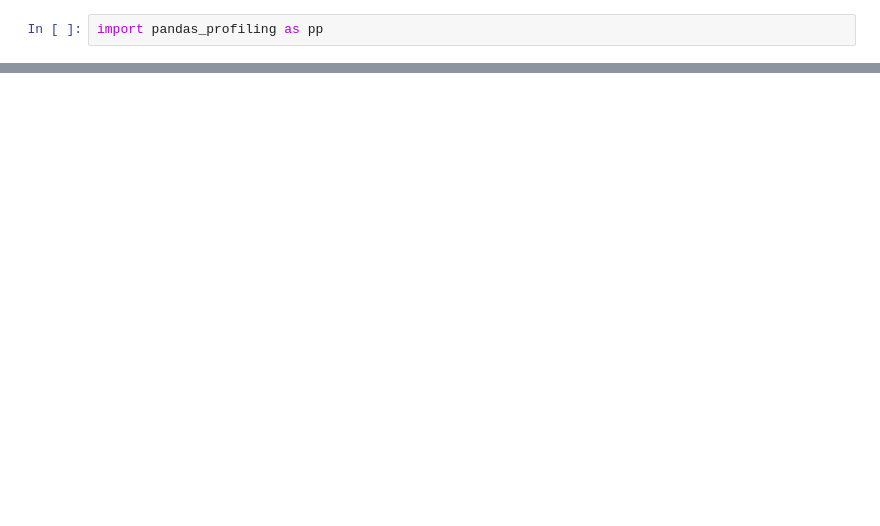
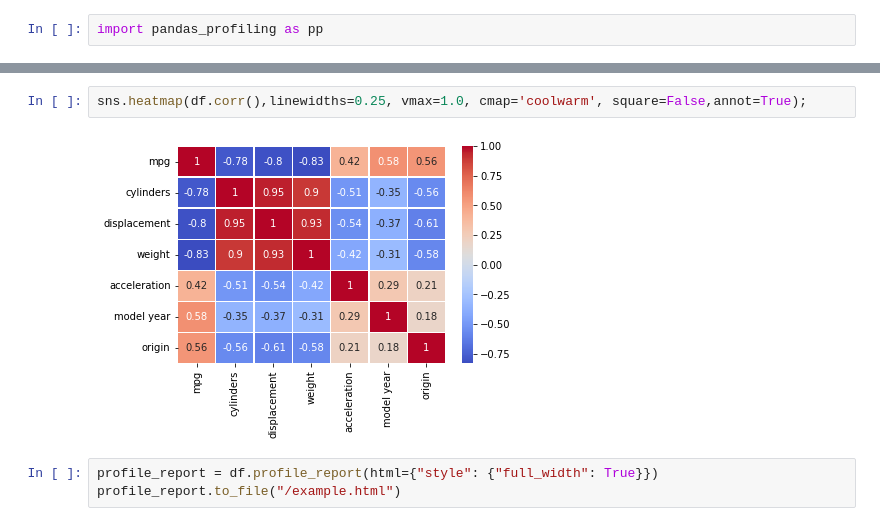
Before and after one commit to surajkonline/R-D-AIML-workshop, a Jupyter notebook: AutoMPG_data_for_practice.ipynb, the cells around one changed output, grey strips where cells are left out. Saved outputs shown, nothing was run; the diff lists cells and outputs as text; blank space fills up the shorter version.

```diff
--- a/AutoMPG_data_for_practice.ipynb
+++ b/AutoMPG_data_for_practice.ipynb
@@ -16,0 +129,7 @@ pp.ProfileReport(df)
+# %%
+sns.heatmap(df.corr(),linewidths=0.25, vmax=1.0, cmap='coolwarm', square=False,annot=True);
+# %% [output]
+[figure, added]
+# %%
+profile_report = df.profile_report(html={"style": {"full_width": True}})
+profile_report.to_file("/example.html")
```
Also changed, not shown: parts of 13 cells of this notebook.
